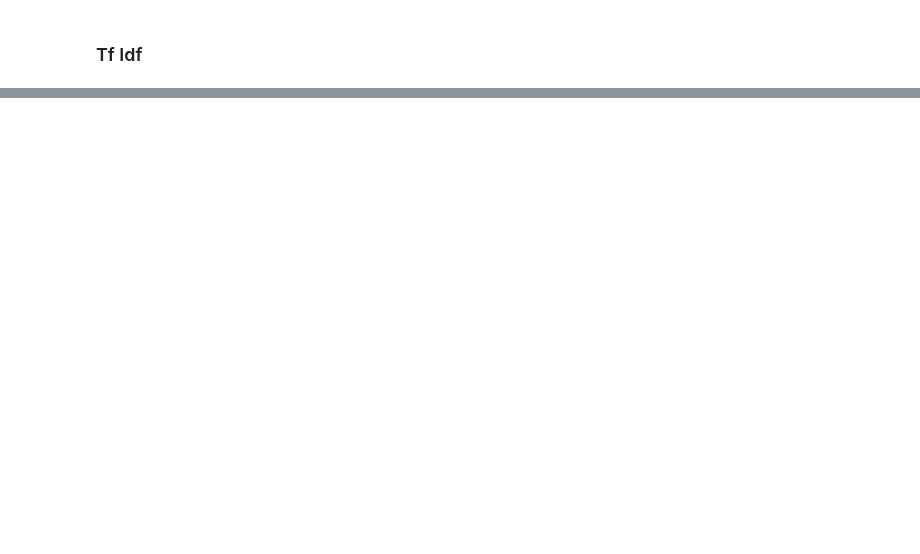
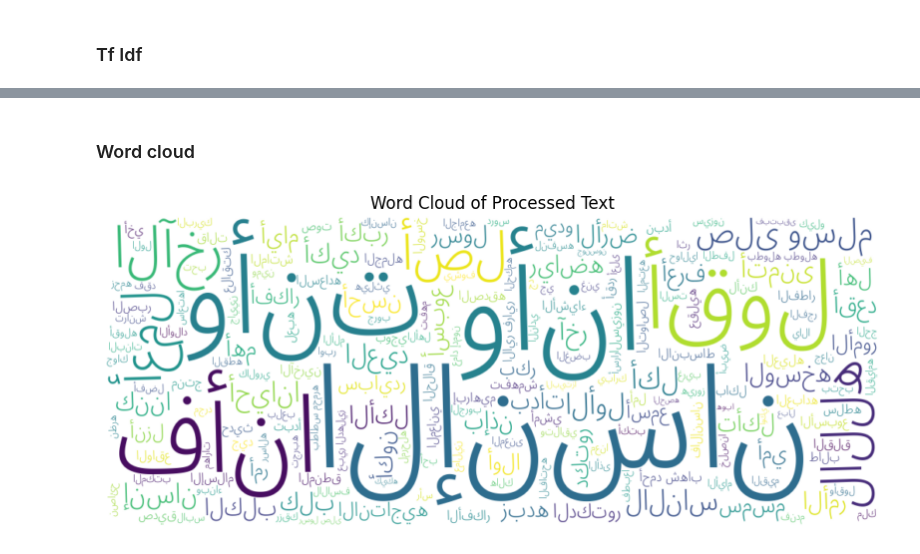
Before and after one commit to ahmedlabib02/Nlp-project, a Jupyter notebook: Nlp_project.ipynb, the cells around one changed output, grey strips where cells are left out. Saved outputs shown, nothing was run; the diff lists cells and outputs as text; code cells hidden in the pictures; blank space fills up the shorter version.

```diff
--- a/Nlp_project.ipynb
+++ b/Nlp_project.ipynb
@@ -508,0 +674,21 @@ Top terms for document 0: [('ال', 0.7894259746345738), ('ات', 0.194701473564
+# %% [markdown]
+### Word cloud
+# %%
+
+text_combined = " ".join(df['processed_text'])
+font_path = "./openjfx-20.0.1_windows-x64_bin-sdk/static/NotoSansArabic_Condensed-Light.ttf"
+wordcloud = WordCloud(
+    font_path=font_path,
+    width=1000,
+    height=400,
+    background_color='white'
+).generate(text_combined)
+
+
+plt.figure(figsize=(10, 5))
+plt.imshow(wordcloud, interpolation='bilinear')
+plt.axis("off")
+plt.title("Word Cloud of Processed Text")
+plt.show()
+# %% [output]
+[figure, added]
```
Also changed, not shown: parts of 24 cells of this notebook, 1 other file.
